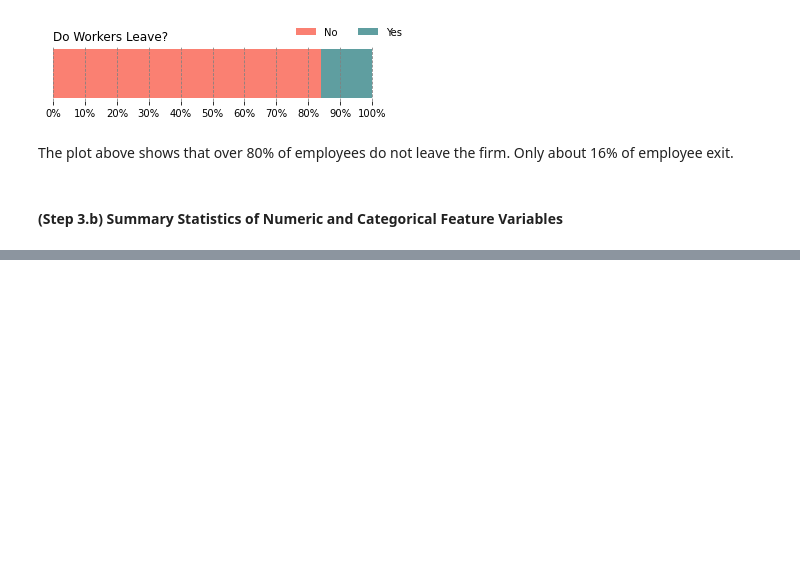
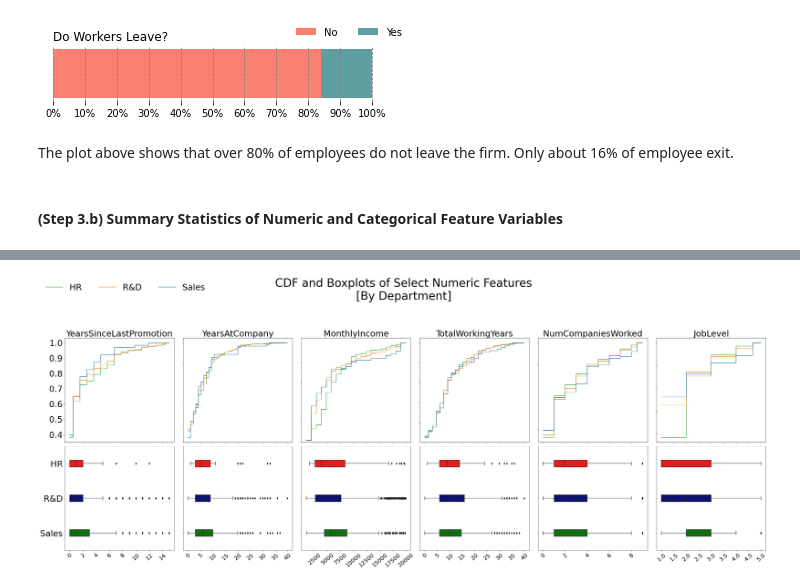
Before and after one commit to SouravSinhas/Employee-Turnover-Prediction, a Jupyter notebook: notebooks/IBM_Employee_Churn_Prediction.ipynb, the cells around one changed output, grey strips where cells are left out. Cells and saved outputs as stored; diff of their text form; code cells hidden in the pictures; blank space fills up the shorter version.

```diff
--- a/notebooks/IBM_Employee_Churn_Prediction.ipynb
+++ b/notebooks/IBM_Employee_Churn_Prediction.ipynb
@@ -417,0 +480,45 @@ g.set_title('Cross-Correlation among Numeric Feature Variables', fontsize = 15);
+# %%
+# Now plot histogram and boxplots of select numeric variables against department
+
+plt.rcParams['patch.linewidth'] = 0
+plt.rcParams['patch.edgecolor'] = 'none'
+fig, ax = plt.subplots(2, len(select_floatvars), figsize = (6*len(select_floatvars), 6*2))
+newlist = []
+for i, item in enumerate(select_floatvars):
+
+    # Plot the histogram first with kernel density estimates
+    plt.subplot(2, len(select_floatvars), i+1)
+    g = sns.histplot(IBMData, x = select_floatvars[i], hue = grouping_var, stat = 'density', element = 'step',
+                     color = ['red','navy','green'], cumulative = True, common_norm = False, fill = False, legend = False)
+    plt.draw()
+    g.set_title(select_floatvars[i], fontsize = 30)
+    g.set_ylabel('')
+    g.set_xlabel('')
+    g.set_xticklabels([])
+    if(i == 0):
+        labels = [newitem.get_text() for newitem in g.get_yticklabels()]
+        g.set_yticklabels(labels, fontsize = 30)
+    else:
+        g.set_yticklabels([])
+    newlist.append(g)
+
+    # Then plot the boxplot with median values
+    plt.subplot(2, len(select_floatvars), i+7)
+    f = sns.boxplot(data = IBMData, x = item, y = grouping_var, width = 0.2, palette = ['red','navy','green'])
+    plt.draw()
+    labels = [newitem.get_text() for newitem in f.get_xticklabels()]
+    f.set_xlabel('')
+    f.set_ylabel('')
+    f.set_xticklabels(labels, fontsize = 20, rotation = 40)
+    if(i == 0):
+        labels = [newitem.get_text() for newitem in f.get_yticklabels()]
+        f.set_yticklabels(labels, fontsize = 30)
+    else:
+        f.set_yticklabels([])
+
+fig.legend(newlist, labels = ['HR','R&D','Sales'], loc = 'upper left', ncol = maxlevels, fontsize = 30)
+plt.tight_layout()
+plt.suptitle('CDF and Boxplots of Select Numeric Features\n[By Department]', fontsize = 40, y = 1.2)
+plt.show()
+# %% [output]
+[figure, added]
```
Also changed, not shown: parts of 12 cells of this notebook.
